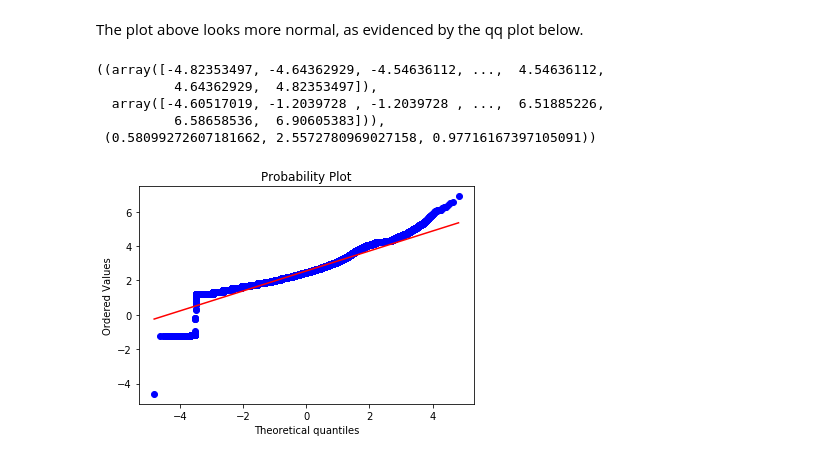
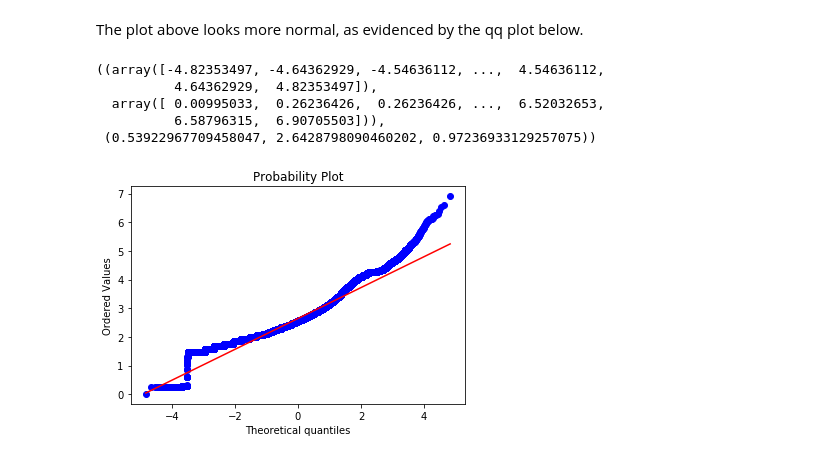
Before and after one commit to ComputAni/PDS-Price-Predictor, a Jupyter notebook: exploratory_data_analysis.ipynb, the cells around one changed output. Cells and saved outputs as stored; diff of their text form; code cells hidden in the pictures.

```diff
--- a/exploratory_data_analysis.ipynb
+++ b/exploratory_data_analysis.ipynb
@@ -19,5 +42,5 @@ cab_data.head()
 # %% [markdown]
 We notice that there are some trips that have prices less than 0! We remove rows with negative prices below.
 # %%
-non_zero_price = cab_data["total_amount"] > 0
-cab_data = cab_data[non_zero_price]
+price_filter = cab_data["total_amount"] > 0
+cab_data = cab_data[price_filter]
@@ -56,6 +112,7 @@ stats.probplot(cab_data["total_amount"], dist="norm", plot=plt)
  (10.824147811952644, 15.880819636273369, 0.8056246770820028))
 [figure]
 # %%
+cab_data["log_total_amount"] = np.log(cab_data["total_amount"] + 1)
 plt.hist(np.log(cab_data["total_amount"]), bins=50)
 # %% [output]
 (array([  1.00000000e+00,   0.00000000e+00,   0.00000000e+00,
@@ -79,11 +136,11 @@ plt.hist(np.log(cab_data["total_amount"]), bins=50)
 # %% [markdown]
 The plot above looks more normal, as evidenced by the qq plot below.
 # %%
-stats.probplot(np.log(cab_data["total_amount"]), dist="norm", plot=plt)
+stats.probplot(cab_data["log_total_amount"], dist="norm", plot=plt)
 # %% [output]
 ((array([-4.82353497, -4.64362929, -4.54636112, ...,  4.54636112,
           4.64362929,  4.82353497]),
-  array([-4.60517019, -1.2039728 , -1.2039728 , ...,  6.51885226,
-          6.58658536,  6.90605383])),
- (0.58099272607181662, 2.5572780969027158, 0.97716167397105091))
+  array([ 0.00995033,  0.26236426,  0.26236426, ...,  6.52032653,
+          6.58796315,  6.90705503])),
+ (0.53922967709458047, 2.6428798090460202, 0.97236933129257075))
-[figure, old version]
+[figure, new version]
```
Also changed, not shown: parts of 39 cells of this notebook.
